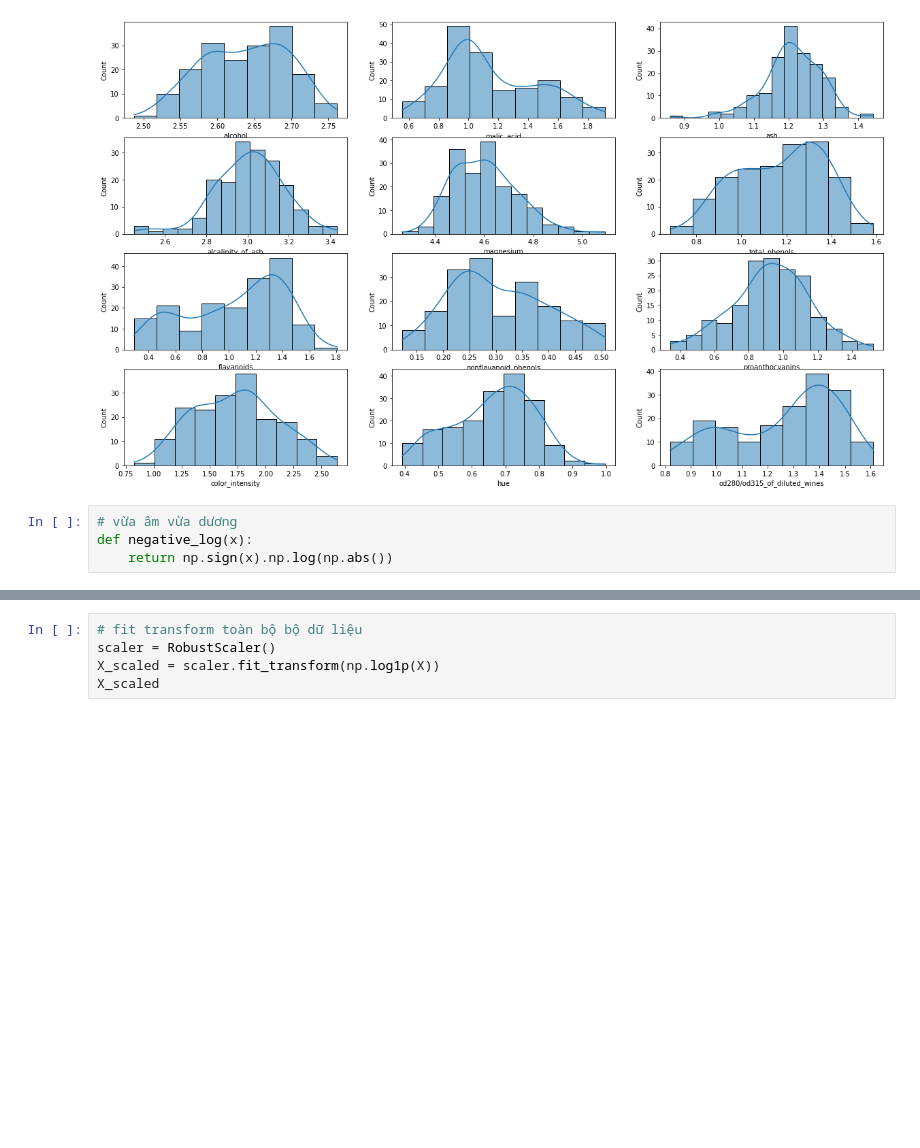
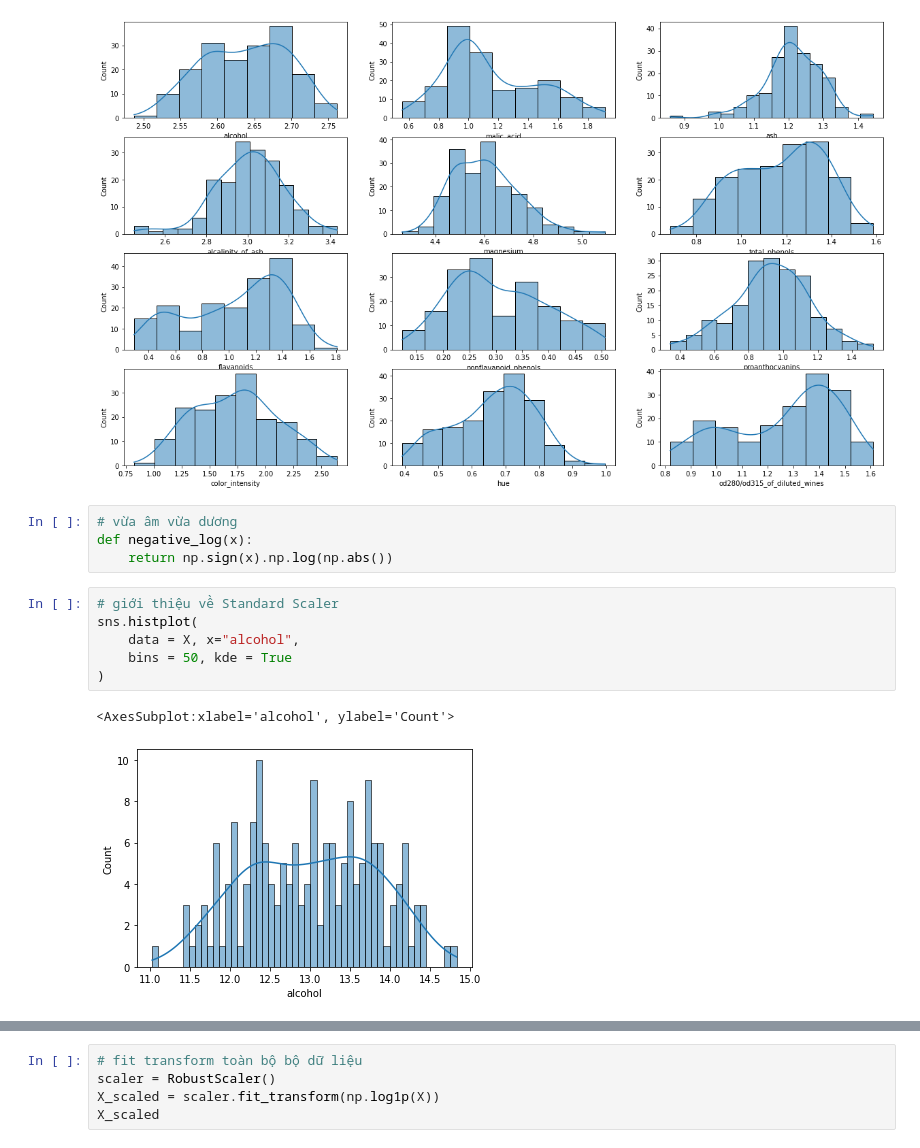
Before and after one commit to honghanhh/mci_python_36a1_l2, a Jupyter notebook: Lectures/lecture_05/[trang] lecture_06_inclass_p36a10l2.ipynb, the cells around one changed output, grey strips where cells are left out. Drawn from its saved outputs; the diff is of its cells as text; blank space fills up the shorter version.

```diff
--- a/Lectures/lecture_05/[trang] lecture_06_inclass_p36a10l2.ipynb
+++ b/Lectures/lecture_05/[trang] lecture_06_inclass_p36a10l2.ipynb
@@ -99,3 +101,12 @@ for col_name, ax in zip(X.columns, axs.ravel()):
 # vừa âm vừa dương
 def negative_log(x):
     return np.sign(x).np.log(np.abs())
+# %%
+# giới thiệu về Standard Scaler
+sns.histplot(
+    data = X, x="alcohol",
+    bins = 50, kde = True
+)
+# %% [output]
+<AxesSubplot:xlabel='alcohol', ylabel='Count'>
+[figure, added]
```
Also changed, not shown: parts of 24 cells of this notebook, 1 other file.
